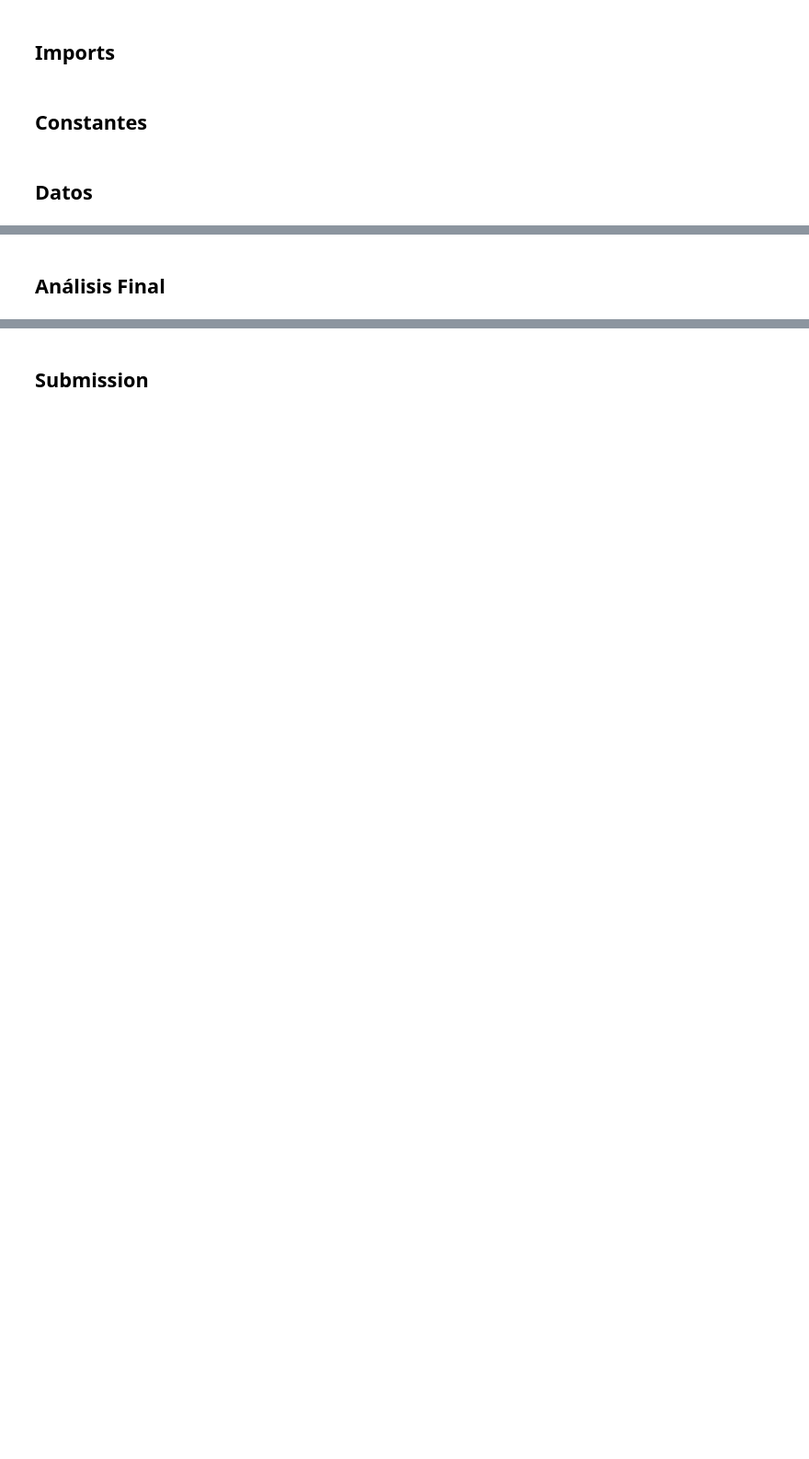
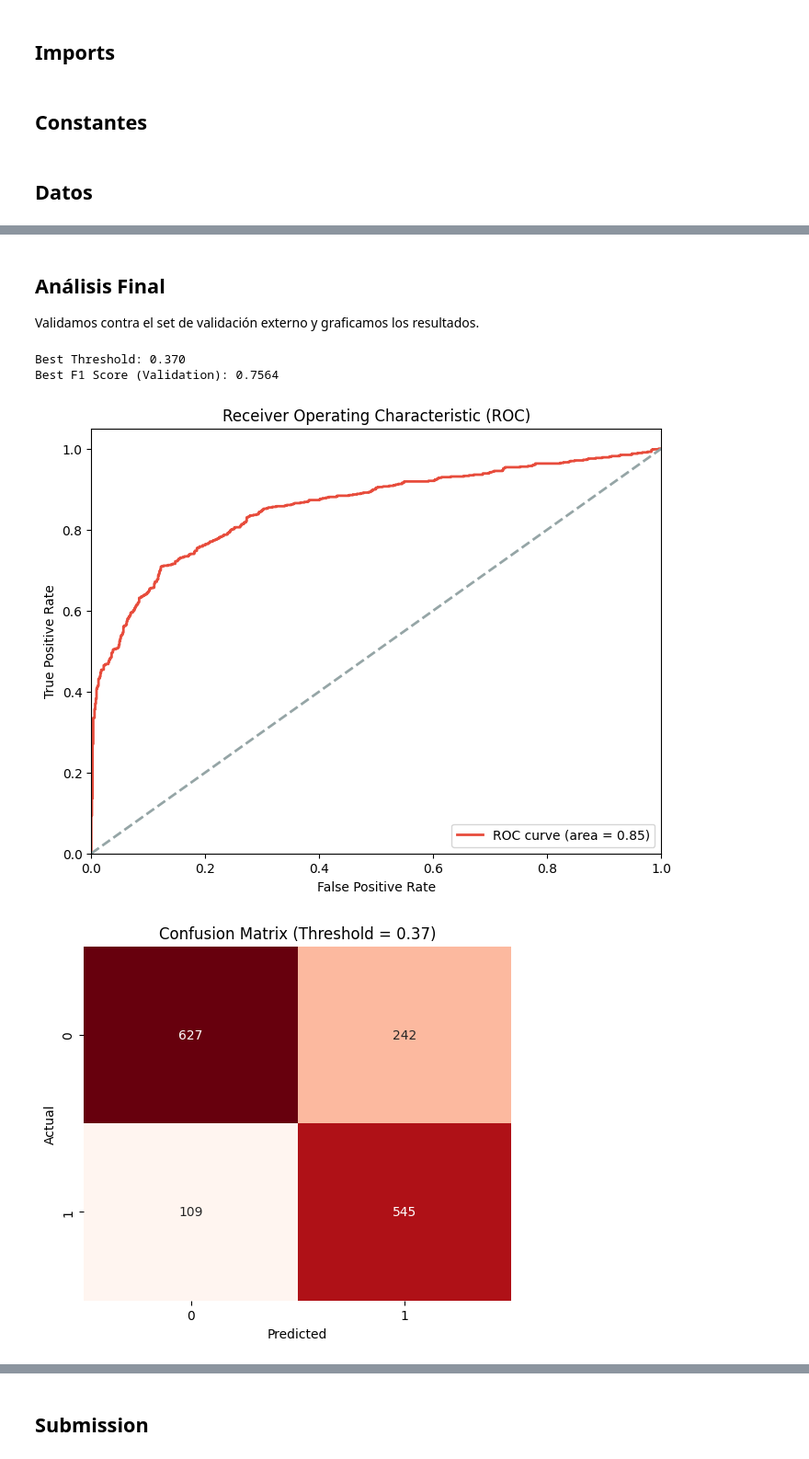
Before and after one commit to maximogismondi/cdd-martinelli, a Jupyter notebook: tps/tp3/3_models/random_forest.ipynb, the cells around one changed output, grey strips where cells are left out. Shown at 92% size. Cells and saved outputs as stored; diff of their text form; code cells hidden in the pictures; blank space fills up the shorter version.

```diff
--- a/tps/tp3/3_models/random_forest.ipynb
+++ b/tps/tp3/3_models/random_forest.ipynb
@@ -201,2 +207,0 @@ print(f'Mejor F1-Score (CV): {random_search.best_score_:.4f}')
-# %% [markdown]
-## Análisis Final
@@ -209,0 +208,73 @@ plt.show()
+# %% [markdown]
+## Análisis Final
+
+Validamos contra el set de validación externo y graficamos los resultados.
+# %%
+# Predicciones
+y_val_probs = best_model.predict_proba(X_val)[:, 1]
+
+# 1. Optimización de Threshold
+best_thresh = 0.5
+best_f1 = 0
+for thresh in np.arange(0.1, 0.9, 0.01):
+    preds = (y_val_probs > thresh).astype(int)
+    score = f1_score(y_val, preds)
+    if score > best_f1:
+        best_f1 = score
+        best_thresh = thresh
+
+print(f"Best Threshold: {best_thresh:.3f}")
+print(f"Best F1 Score (Validation): {best_f1:.4f}")
+
+# 2. Curva ROC
+fpr, tpr, thresholds = roc_curve(y_val, y_val_probs)
+roc_auc = auc(fpr, tpr)
+
+plt.figure(figsize=(8, 6))
+plt.plot(fpr, tpr, color=COLOR_DISASTER, lw=2, label=f'ROC curve (area = {roc_auc:.2f})')
+plt.plot([0, 1], [0, 1], color=COLOR_GENERAL, lw=2, linestyle='--')
+plt.xlim([0.0, 1.0])
+plt.ylim([0.0, 1.05])
+plt.xlabel('False Positive Rate')
+plt.ylabel('True Positive Rate')
+plt.title('Receiver Operating Characteristic (ROC)')
+plt.legend(loc="lower right")
+plt.show()
+
+# 3. Matriz de Confusión
+y_val_pred = (y_val_probs > best_thresh).astype(int)
+cm = confusion_matrix(y_val, y_val_pred)
+
+plt.figure(figsize=(6, 5))
+sns.heatmap(cm, annot=True, fmt='d', cmap='Reds', cbar=False)
+plt.title(f'Confusion Matrix (Threshold = {best_thresh:.2f})')
+plt.xlabel('Predicted')
+plt.ylabel('Actual')
+plt.show()
+
+# 4. Feature Importance
+# Nombres de features aproximados
+feature_groups = ['Text SVD'] * 300 + num_cols + list(ohe.get_feature_names_out()) + ['keyword_mean_enc']
+importances = best_model.feature_importances_
+
+# Agrupamos importancias
+imp_dict = {}
+for name, imp in zip(feature_groups, importances):
+    if 'Text SVD' in name:
+        imp_dict['Text SVD (Aggregated)'] = imp_dict.get('Text SVD (Aggregated)', 0) + imp
+    else:
+        imp_dict[name] = imp
+
+sorted_feats = sorted(imp_dict.items(), key=lambda x: x[1], reverse=True)
+f_names = [x[0] for x in sorted_feats[:10]]
+f_vals = [x[1] for x in sorted_feats[:10]]
+
+plt.figure(figsize=(10, 6))
+sns.barplot(x=f_vals, y=f_names, color=COLOR_DISASTER)
+plt.title("Feature Importance (Top 10)")
+plt.show()
+# %% [output]
+Best Threshold: 0.370
+Best F1 Score (Validation): 0.7564
+[figure, added]
+[figure, added]
```
Also changed, not shown: parts of 18 cells of this notebook, 6 other files.
